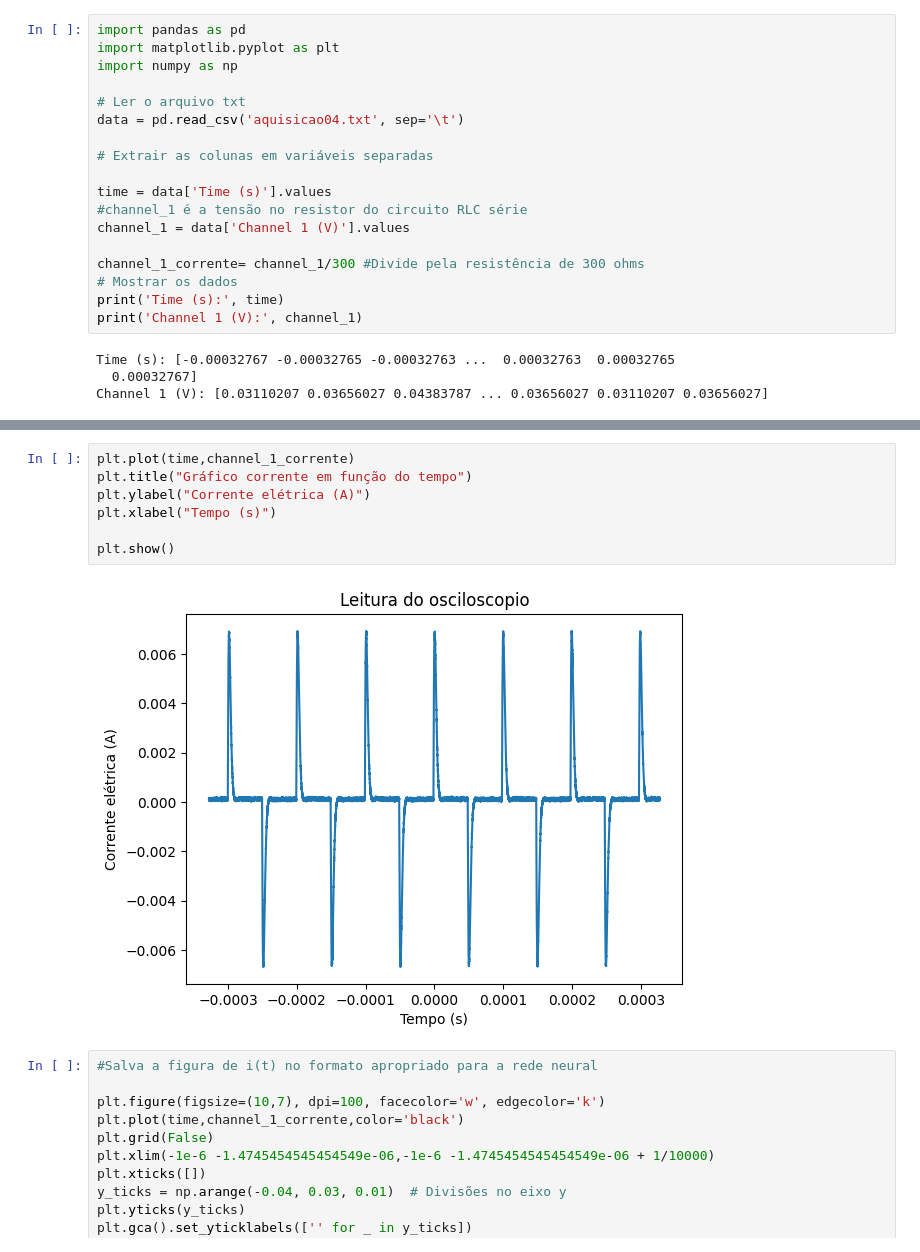
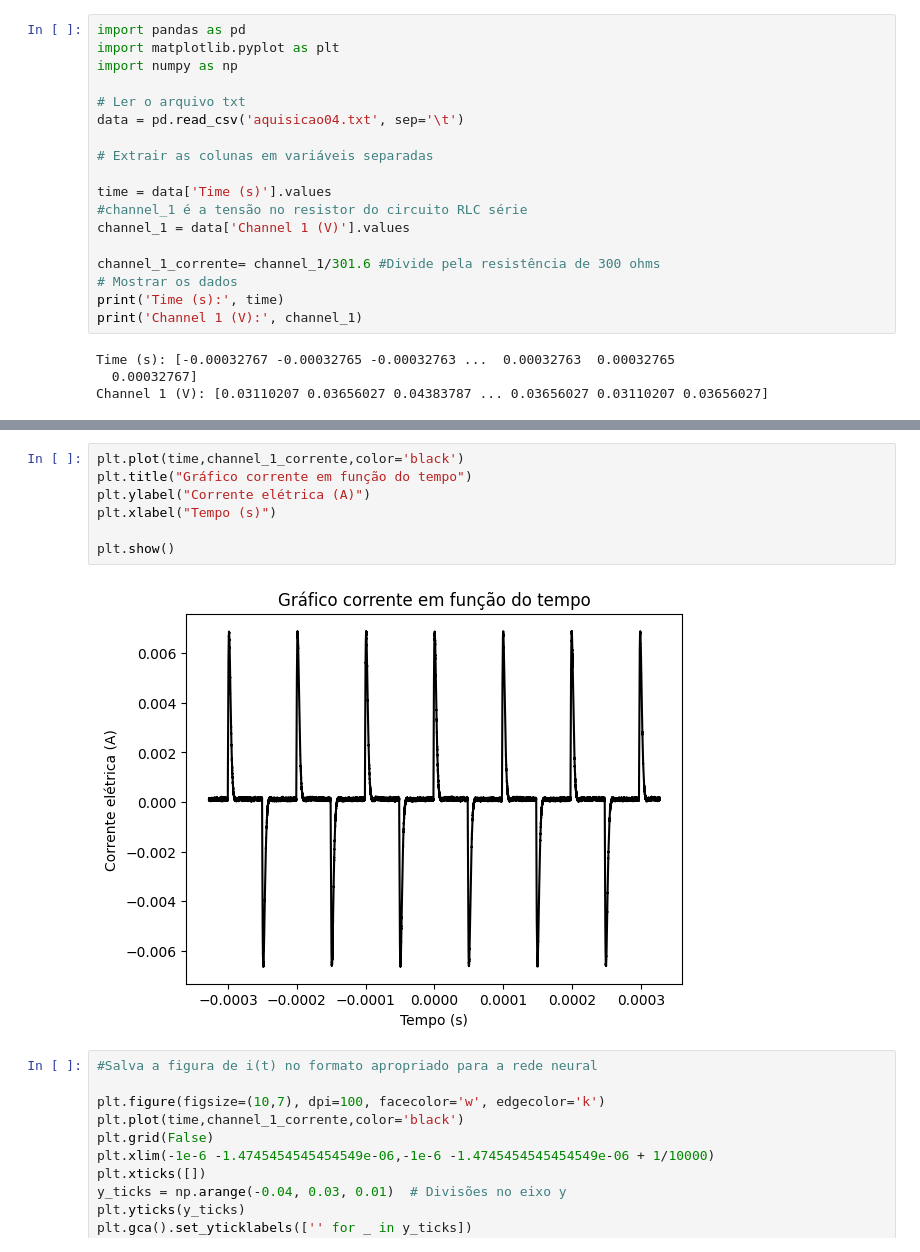
Before and after one commit to ygordealmeida/Electricalcircuit_predictvalues, a Jupyter notebook: Utilização prática/leiturawaveform.ipynb, the cells around one changed output, grey strips where cells are left out. Drawn from its saved outputs; the diff is of its cells as text.

```diff
--- a/Utilização prática/leiturawaveform.ipynb
+++ b/Utilização prática/leiturawaveform.ipynb
@@ -12,7 +12,7 @@ time = data['Time (s)'].values
 #channel_1 é a tensão no resistor do circuito RLC série
 channel_1 = data['Channel 1 (V)'].values
 
-channel_1_corrente= channel_1/300 #Divide pela resistência de 300 ohms
+channel_1_corrente= channel_1/301.6 #Divide pela resistência de 300 ohms
 # Mostrar os dados
 print('Time (s):', time)
 print('Channel 1 (V):', channel_1)
@@ -31,12 +31,12 @@ Text(0.5, 0, 'Tempo (s)')
 # %%
-plt.plot(time,channel_1_corrente)
+plt.plot(time,channel_1_corrente,color='black')
 plt.title("Gráfico corrente em função do tempo")
 plt.ylabel("Corrente elétrica (A)")
 plt.xlabel("Tempo (s)")
 
 plt.show()
 # %% [output]
-[figure, old version]
+[figure, new version]
 # %%
 #Salva a figura de i(t) no formato apropriado para a rede neural
 
```
Also changed, not shown: parts of 1 cell of this notebook, 2 other files.
